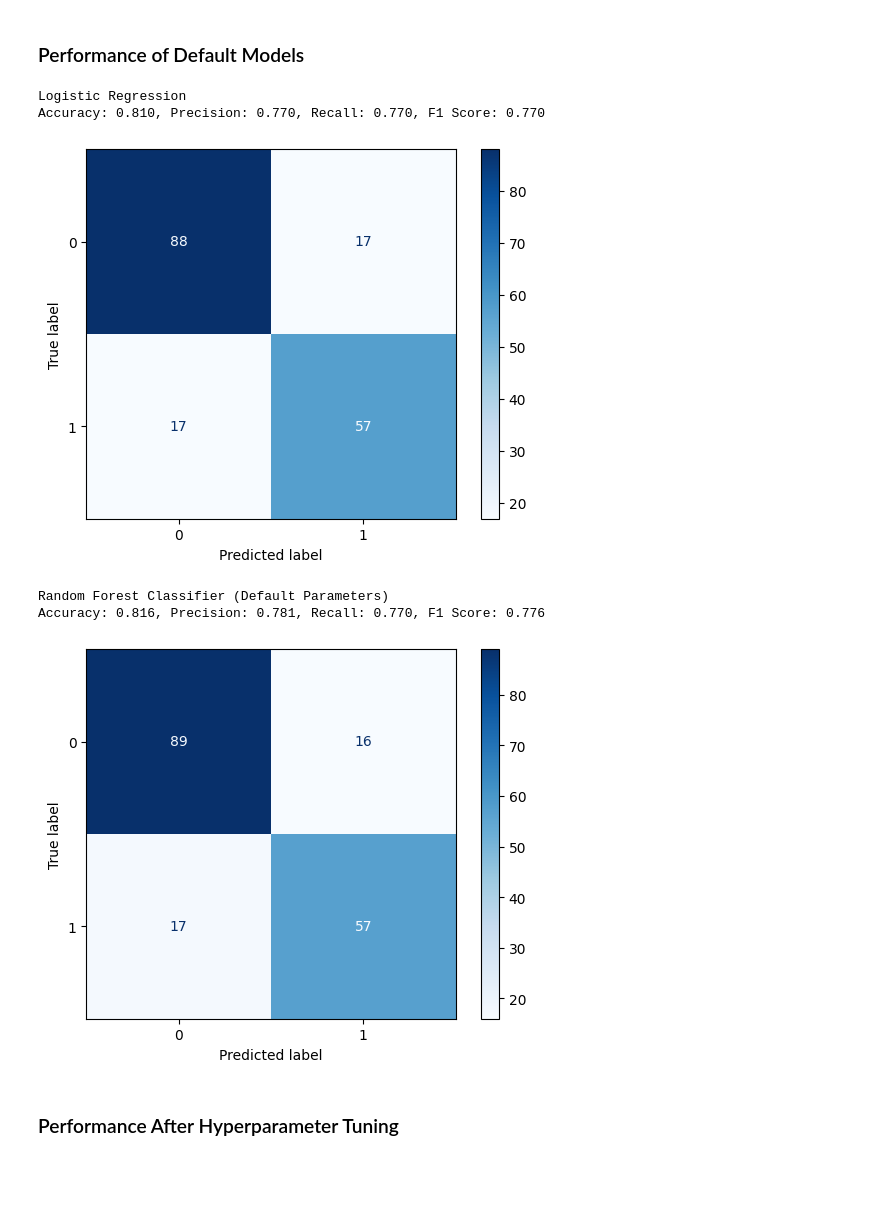
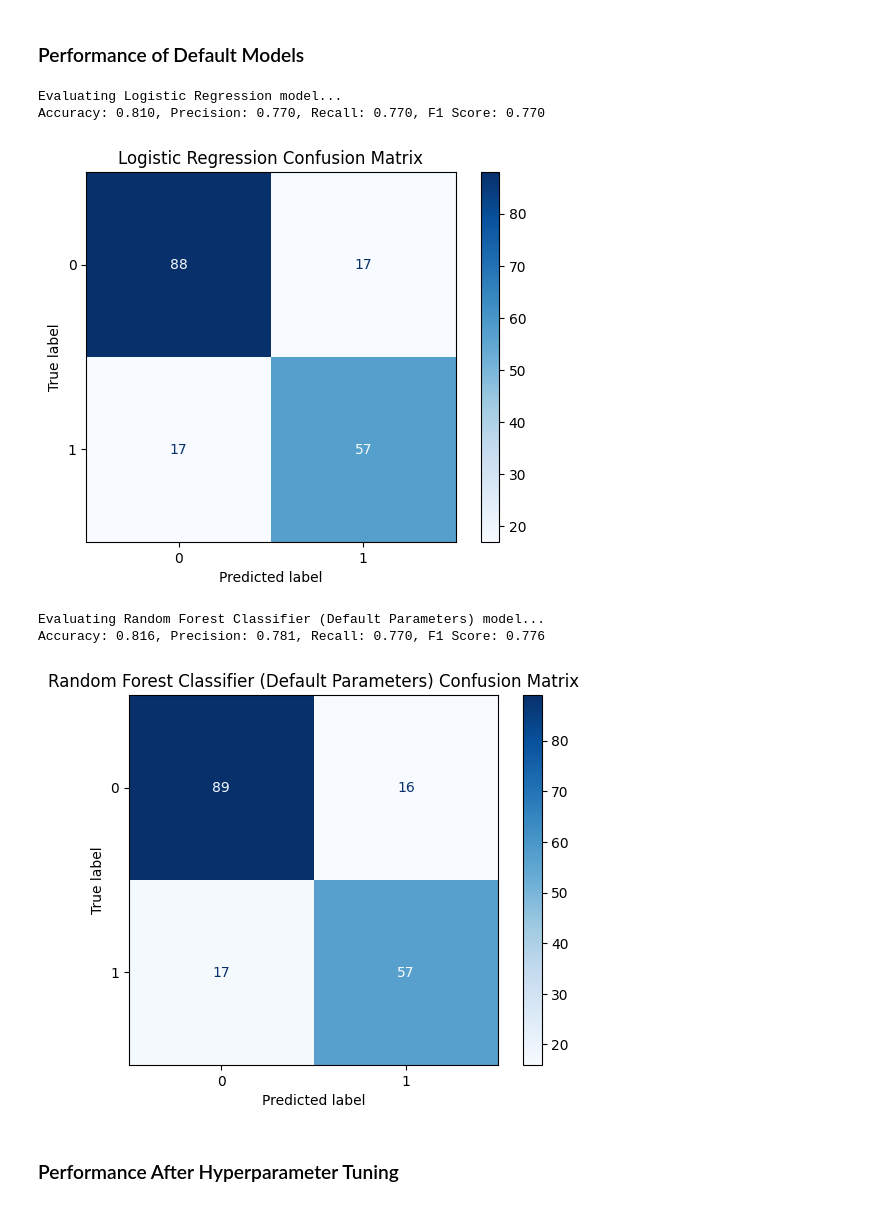
Before and after one commit to andrianllmm/ds100-ws2, a Jupyter notebook: notebooks/notebook.ipynb, the cells around one changed output. Drawn from its saved outputs; the diff is of its cells as text; code cells hidden in the pictures; blank space fills up the shorter version.

```diff
--- a/notebooks/notebook.ipynb
+++ b/notebooks/notebook.ipynb
@@ -437,7 +458,9 @@ Best F1 score: 0.7715268545604005
 # %% [markdown]
 *9. Create at least one visualization: a confusion matrix heatmap or ROC curve.*
 # %%
-def evaluate_model(model, X_test, y_test):
+def evaluate_model(model, X_test, y_test, name):
+    print(f"Evaluating {name} model...")
+
     y_pred = model.predict(X_test)
 
     # Calculate metrics
@@ -451,23 +474,22 @@ def evaluate_model(model, X_test, y_test):
     cm = confusion_matrix(y_test, y_pred)
     disp = ConfusionMatrixDisplay(confusion_matrix=cm)
     disp.plot(cmap='Blues')
+    plt.title(f"{name} Confusion Matrix")
     plt.show()
 # %% [markdown]
 ### Performance of Default Models
 # %%
-print("Logistic Regression")
-evaluate_model(lr_model, X_test, y_test)
+evaluate_model(lr_model, X_test, y_test, name="Logistic Regression")
 # %% [output]
-Logistic Regression
+Evaluating Logistic Regression model...
 Accuracy: 0.810, Precision: 0.770, Recall: 0.770, F1 Score: 0.770
-[figure, old version]
+[figure, new version]
 # %%
-print("Random Forest Classifier (Default Parameters)")
-evaluate_model(rf_model, X_test, y_test)
+evaluate_model(rf_model, X_test, y_test, name="Random Forest Classifier (Default Parameters)")
 # %% [output]
-Random Forest Classifier (Default Parameters)
+Evaluating Random Forest Classifier (Default Parameters) model...
 Accuracy: 0.816, Precision: 0.781, Recall: 0.770, F1 Score: 0.776
-[figure, old version]
+[figure, new version]
 # %% [markdown]
 ### Performance After Hyperparameter Tuning
 # %%
```
Also changed, not shown: parts of 15 cells of this notebook, 2 other files.
